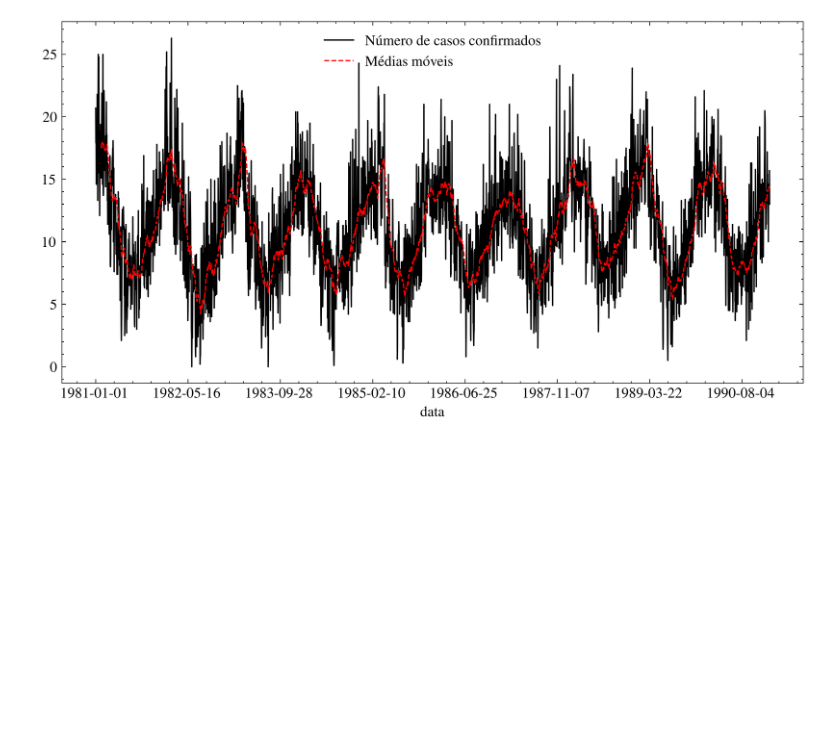
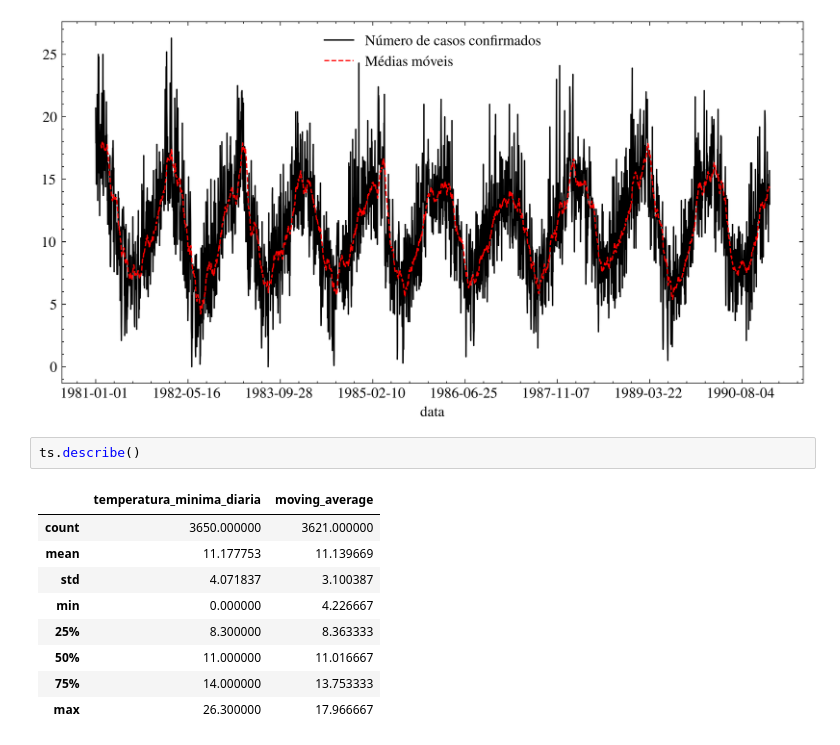
Before and after one commit to jvdavim/TCC-Trabalho-Conclusao-Curso, a Jupyter notebook: eda/temperatura_eda.ipynb, the cells around one changed output. Cells and saved outputs as stored; diff of their text form; blank space fills up the shorter version.

```diff
--- a/eda/temperatura_eda.ipynb
+++ b/eda/temperatura_eda.ipynb
@@ -29,3 +29,15 @@ ts.plot(figsize=(10, 5), ax=ax)
 ax.legend(["Número de casos confirmados", "Médias móveis"]);
 # %% [output]
 [figure]
+# %%
+ts.describe()
+# %% [output]
+|  | temperatura_minima_diaria | moving_average |
+| count | 3650.000000 | 3621.000000 |
+| mean | 11.177753 | 11.139669 |
+| std | 4.071837 | 3.100387 |
+| min | 0.000000 | 4.226667 |
+| 25% | 8.300000 | 8.363333 |
+| 50% | 11.000000 | 11.016667 |
+| 75% | 14.000000 | 13.753333 |
+| max | 26.300000 | 17.966667 |
```
Also changed, not shown: 3 other files.
